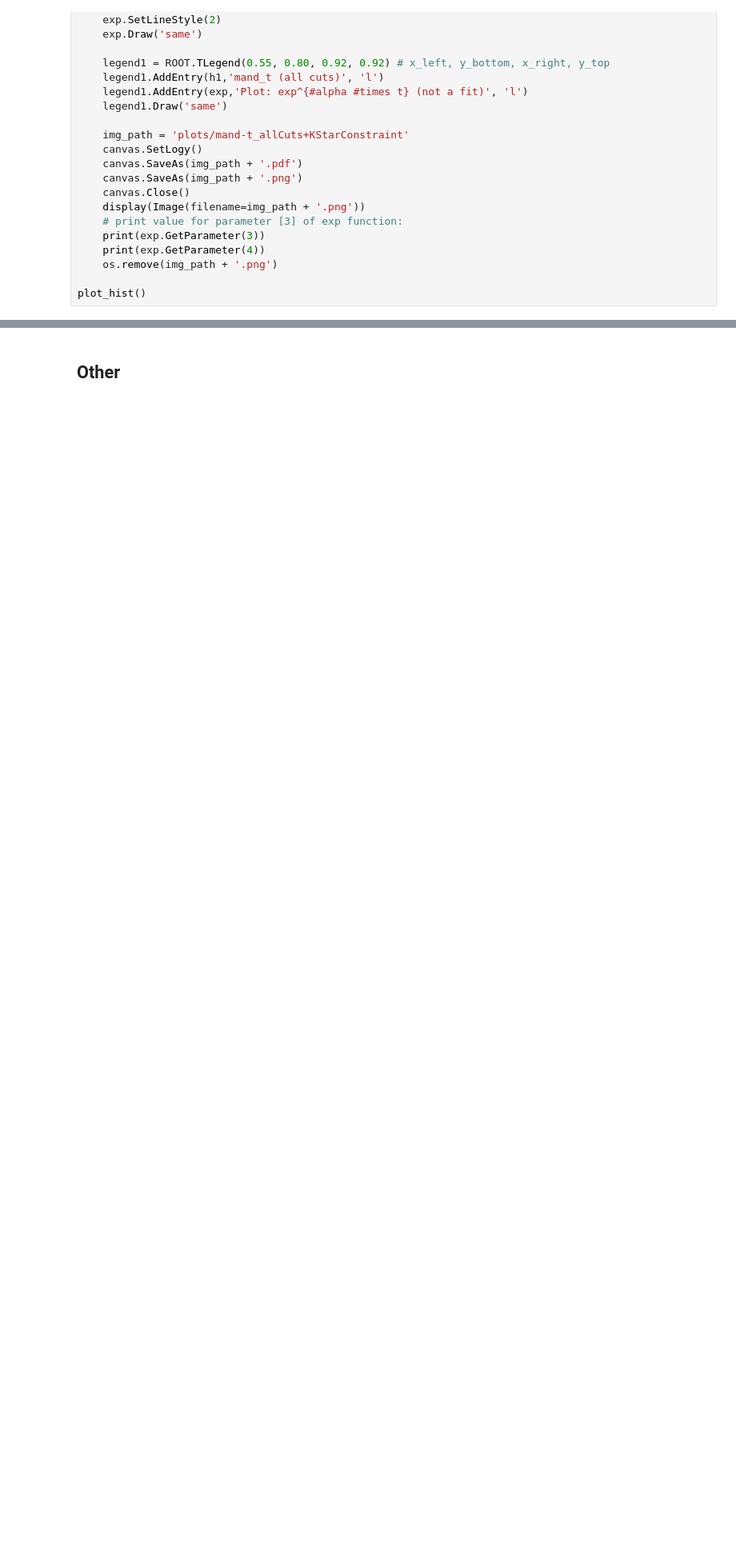
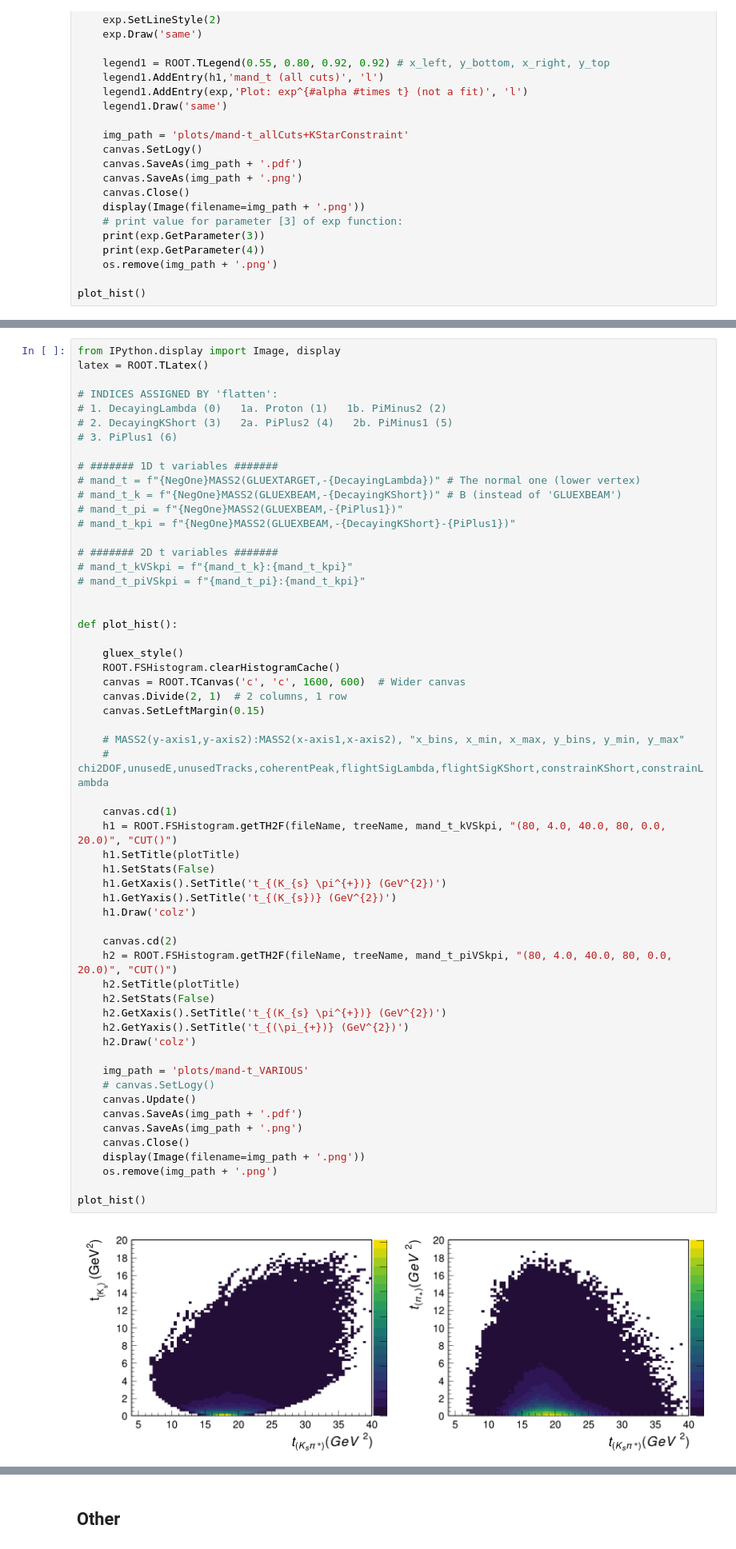
Before and after one commit to dancbart/gluex, a Jupyter notebook: KShortPipLambda/pipkslamb_analysis.ipynb, the cells around one changed output, grey strips where cells are left out. Shown at 80% size. Cells and saved outputs as stored; diff of their text form; blank space fills up the shorter version.

Commit message:
2D mand-t plots working.  committing initial working version making remaining plots.

```diff
--- a/KShortPipLambda/pipkslamb_analysis.ipynb
+++ b/KShortPipLambda/pipkslamb_analysis.ipynb
@@ -249,0 +270,59 @@ plot_hist()
+# %%
+from IPython.display import Image, display
+latex = ROOT.TLatex()
+
+# INDICES ASSIGNED BY 'flatten':
+# 1. DecayingLambda (0)   1a. Proton (1)   1b. PiMinus2 (2)
+# 2. DecayingKShort (3)   2a. PiPlus2 (4)   2b. PiMinus1 (5)
+# 3. PiPlus1 (6)
+
+# ####### 1D t variables #######
+# mand_t = f"{NegOne}MASS2(GLUEXTARGET,-{DecayingLambda})" # The normal one (lower vertex)
+# mand_t_k = f"{NegOne}MASS2(GLUEXBEAM,-{DecayingKShort})" # B (instead of 'GLUEXBEAM')
+# mand_t_pi = f"{NegOne}MASS2(GLUEXBEAM,-{PiPlus1})"
+# mand_t_kpi = f"{NegOne}MASS2(GLUEXBEAM,-{DecayingKShort}-{PiPlus1})"
+
+# ####### 2D t variables #######
+# mand_t_kVSkpi = f"{mand_t_k}:{mand_t_kpi}"
+# mand_t_piVSkpi = f"{mand_t_pi}:{mand_t_kpi}"
+
+
+def plot_hist():
+
+    gluex_style()
+    ROOT.FSHistogram.clearHistogramCache()
+    canvas = ROOT.TCanvas('c', 'c', 1600, 600)  # Wider canvas
+    canvas.Divide(2, 1)  # 2 columns, 1 row
+    canvas.SetLeftMargin(0.15)
+
+    # MASS2(y-axis1,y-axis2):MASS2(x-axis1,x-axis2), "x_bins, x_min, x_max, y_bins, y_min, y_max"
+    # chi2DOF,unusedE,unusedTracks,coherentPeak,flightSigLambda,flightSigKShort,constrainKShort,constrainLambda
+
+    canvas.cd(1)
+    h1 = ROOT.FSHistogram.getTH2F(fileName, treeName, mand_t_kVSkpi, "(80, 4.0, 40.0, 80, 0.0, 20.0)", "CUT()")
+    h1.SetTitle(plotTitle)
+    h1.SetStats(False)
+    h1.GetXaxis().SetTitle('t_{(K_{s} \pi^{+})} (GeV^{2})')
+    h1.GetYaxis().SetTitle('t_{(K_{s})} (GeV^{2})')
+    h1.Draw('colz')
+
+    canvas.cd(2)
+    h2 = ROOT.FSHistogram.getTH2F(fileName, treeName, mand_t_piVSkpi, "(80, 4.0, 40.0, 80, 0.0, 20.0)", "CUT()")
+    h2.SetTitle(plotTitle)
+    h2.SetStats(False)
+    h2.GetXaxis().SetTitle('t_{(K_{s} \pi^{+})} (GeV^{2})')
+    h2.GetYaxis().SetTitle('t_{(\pi_{+})} (GeV^{2})')
+    h2.Draw('colz')
+
+    img_path = 'plots/mand-t_VARIOUS'
+    # canvas.SetLogy()
+    canvas.Update()
+    canvas.SaveAs(img_path + '.pdf')
+    canvas.SaveAs(img_path + '.png')
+    canvas.Close()
+    display(Image(filename=img_path + '.png'))
+    os.remove(img_path + '.png')
+
+plot_hist()
+# %% [output]
+[figure, added]
```
Also changed, not shown: parts of 9 cells of this notebook.
